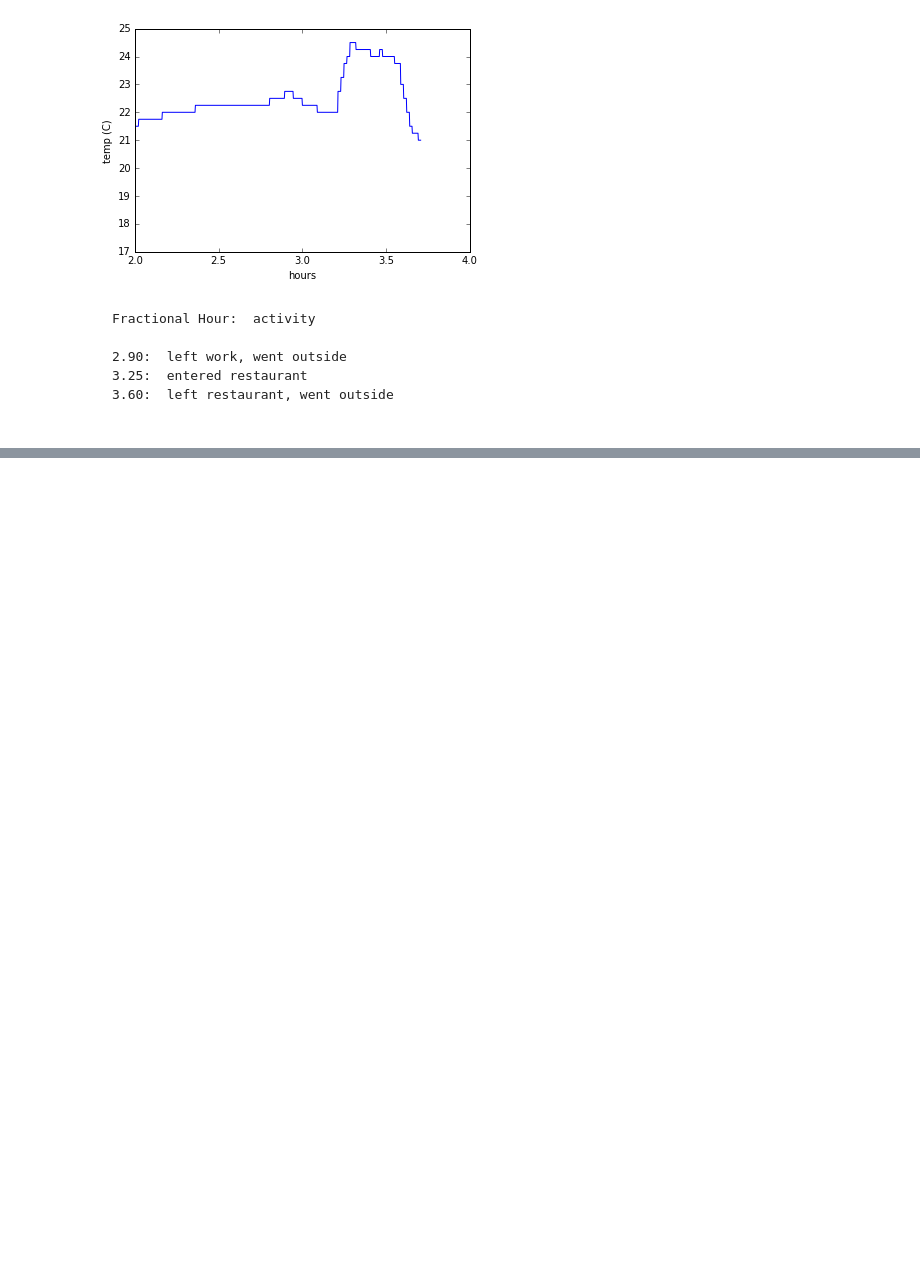
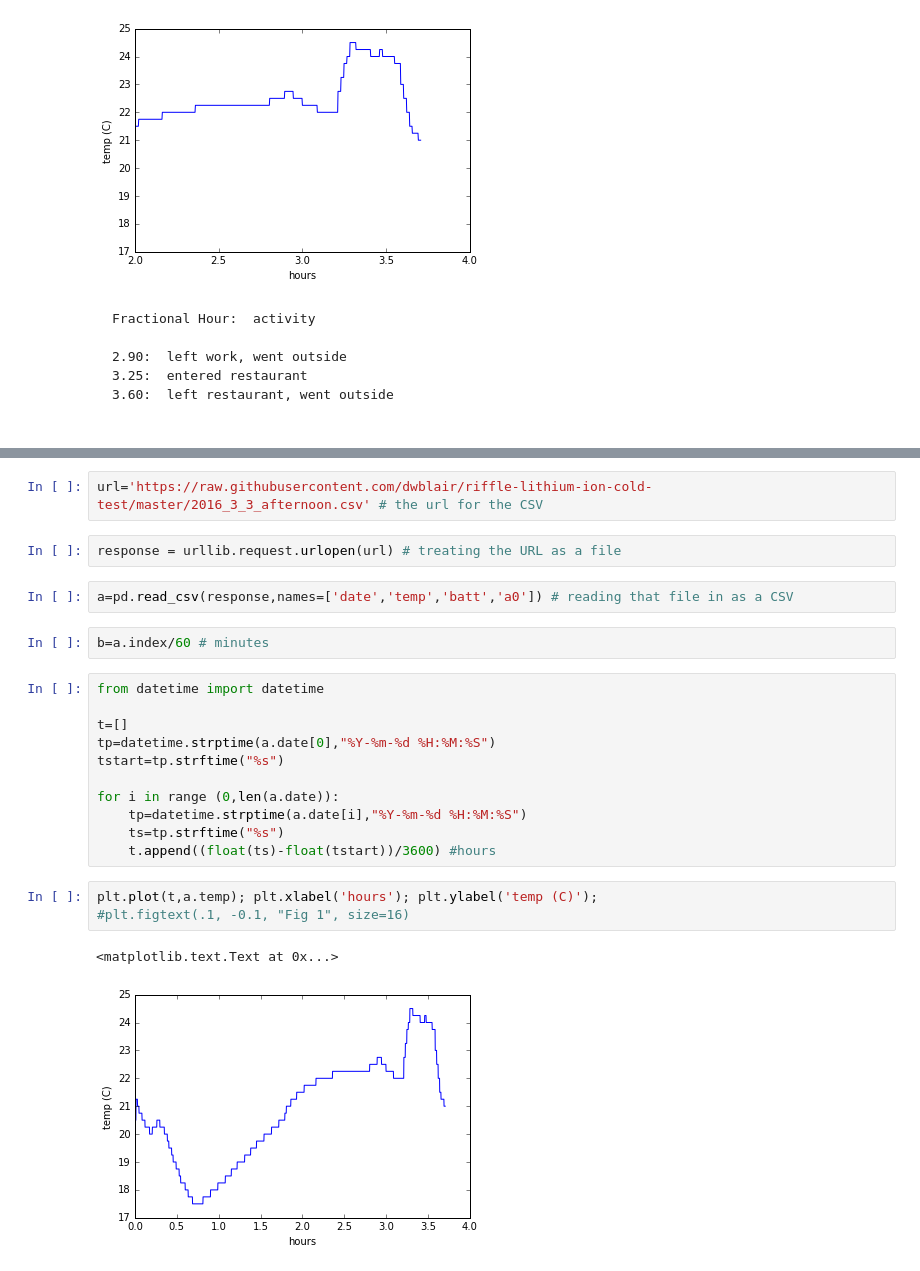
Before and after one commit to dwblair/riffle-lithium-ion-cold-test, a Jupyter notebook: CSV_test.ipynb, the cells around one changed output, grey strips where cells are left out. Cells and saved outputs as stored; diff of their text form; blank space fills up the shorter version.

```diff
--- a/CSV_test.ipynb
+++ b/CSV_test.ipynb
@@ -66,0 +77,25 @@ Fractional Hour:  activity
+# %%
+url='https://raw.githubusercontent.com/dwblair/riffle-lithium-ion-cold-test/master/2016_3_3_afternoon.csv' # the url for the CSV
+# %%
+response = urllib.request.urlopen(url) # treating the URL as a file
+# %%
+a=pd.read_csv(response,names=['date','temp','batt','a0']) # reading that file in as a CSV
+# %%
+b=a.index/60 # minutes
+# %%
+from datetime import datetime
+
+t=[]
+tp=datetime.strptime(a.date[0],"%Y-%m-%d %H:%M:%S")
+tstart=tp.strftime("%s")
+
+for i in range (0,len(a.date)):
+    tp=datetime.strptime(a.date[i],"%Y-%m-%d %H:%M:%S")
+    ts=tp.strftime("%s")
+    t.append((float(ts)-float(tstart))/3600) #hours
+# %%
+plt.plot(t,a.temp); plt.xlabel('hours'); plt.ylabel('temp (C)');
+#plt.figtext(.1, -0.1, "Fig 1", size=16)
+# %% [output]
+<matplotlib.text.Text at 0x...>
+[figure, added]
```
Also changed, not shown: parts of 4 cells of this notebook, 2 other files.
